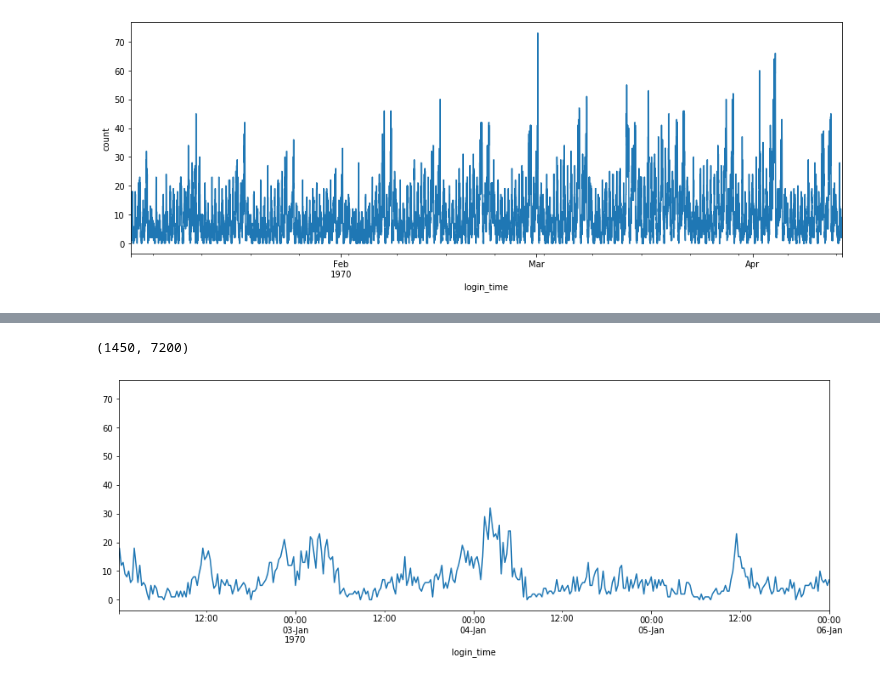
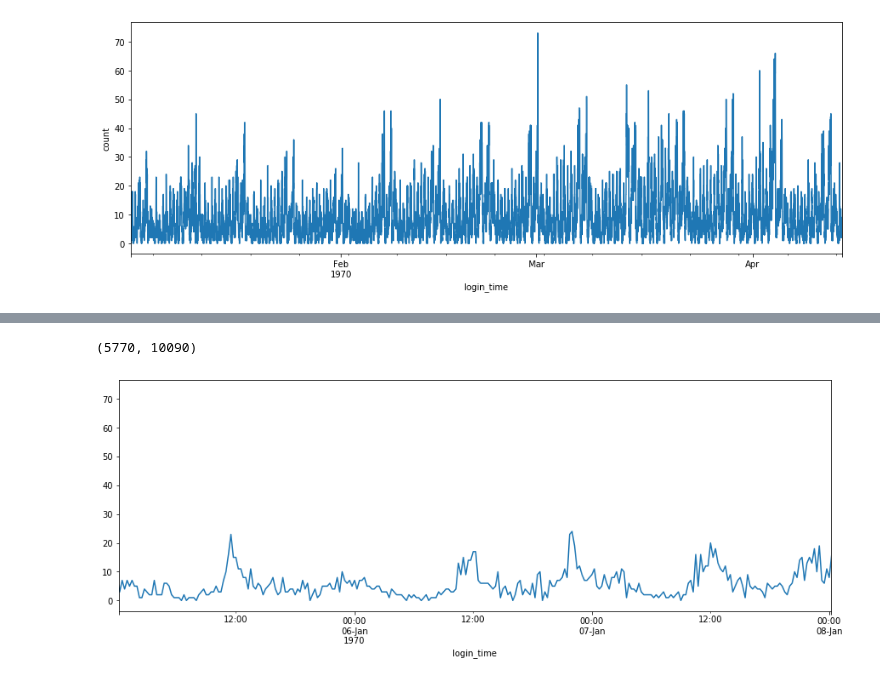
Before and after one commit to Shunling/SpringBoard, a Jupyter notebook: ultimate_challenge/Ultimate_challenge.ipynb, the cells around one changed output, grey strips where cells are left out. Saved outputs shown, nothing was run; the diff lists cells and outputs as text; code cells hidden in the pictures.

```diff
--- a/ultimate_challenge/Ultimate_challenge.ipynb
+++ b/ultimate_challenge/Ultimate_challenge.ipynb
@@ -171,8 +404,9 @@ Text(0, 0.5, 'count')
 # %%
+# one day view
 _ = plt.figure(figsize = (15,5))
 counts.plot()
 
-plt.xlim(['1970-01-02 00:10','1970-01-06 00:00'])
+plt.xlim(['1970-01-05 00:10','1970-01-08 00:10'])
 # %% [output]
-(1450, 7200)
+(5770, 10090)
-[figure, old version]
+[figure, new version]
```
Also changed, not shown: parts of 43 cells of this notebook.
